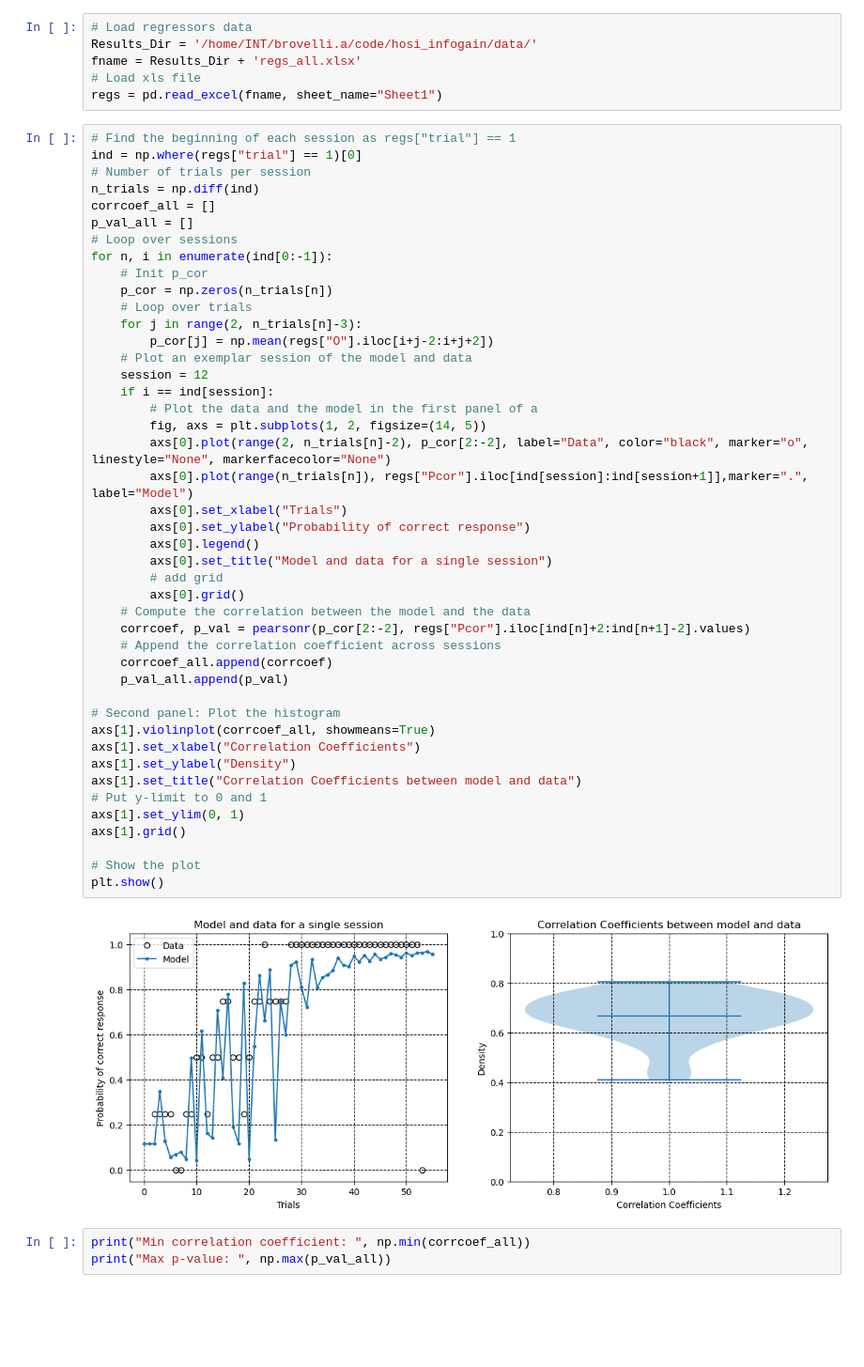
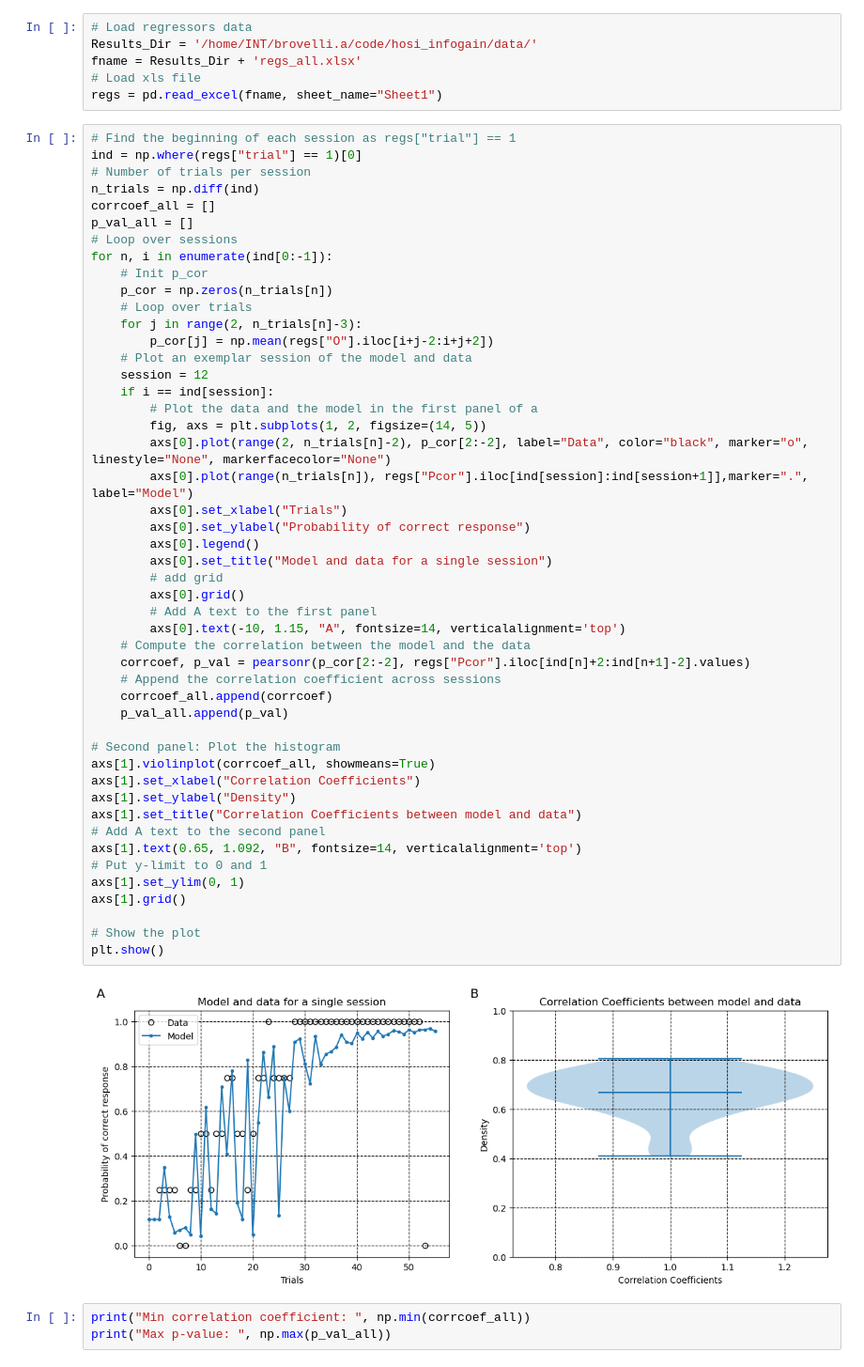
Before and after one commit to brainets/hosi_infogain, a Jupyter notebook: notebooks/suppl_figures.ipynb, the cells around one changed output. Shown: that part at 94% size. Cells and saved outputs as stored; diff of their text form; blank space fills up the shorter version.

```diff
--- a/notebooks/suppl_figures.ipynb
+++ b/notebooks/suppl_figures.ipynb
@@ -42,34 +42,38 @@ for n, i in enumerate(ind[0:-1]):
     session = 12
     if i == ind[session]:
         # Plot the data and the model in the first panel of a
         fig, axs = plt.subplots(1, 2, figsize=(14, 5))
         axs[0].plot(range(2, n_trials[n]-2), p_cor[2:-2], label="Data", color="black", marker="o", linestyle="None", markerfacecolor="None")
         axs[0].plot(range(n_trials[n]), regs["Pcor"].iloc[ind[session]:ind[session+1]],marker=".", label="Model")
         axs[0].set_xlabel("Trials")
         axs[0].set_ylabel("Probability of correct response")
         axs[0].legend()
         axs[0].set_title("Model and data for a single session")
         # add grid
         axs[0].grid()
+        # Add A text to the first panel
+        axs[0].text(-10, 1.15, "A", fontsize=14, verticalalignment='top')
     # Compute the correlation between the model and the data
     corrcoef, p_val = pearsonr(p_cor[2:-2], regs["Pcor"].iloc[ind[n]+2:ind[n+1]-2].values)
     # Append the correlation coefficient across sessions
     corrcoef_all.append(corrcoef)
     p_val_all.append(p_val)
 
 # Second panel: Plot the histogram
 axs[1].violinplot(corrcoef_all, showmeans=True)
 axs[1].set_xlabel("Correlation Coefficients")
 axs[1].set_ylabel("Density")
 axs[1].set_title("Correlation Coefficients between model and data")
+# Add A text to the second panel
+axs[1].text(0.65, 1.092, "B", fontsize=14, verticalalignment='top')
 # Put y-limit to 0 and 1
 axs[1].set_ylim(0, 1)
 axs[1].grid()
 
 # Show the plot
 plt.show()
 # %% [output]
-[figure, old version]
+[figure, new version]
 # %%
 print("Min correlation coefficient: ", np.min(corrcoef_all))
 print("Max p-value: ", np.max(p_val_all))
```
